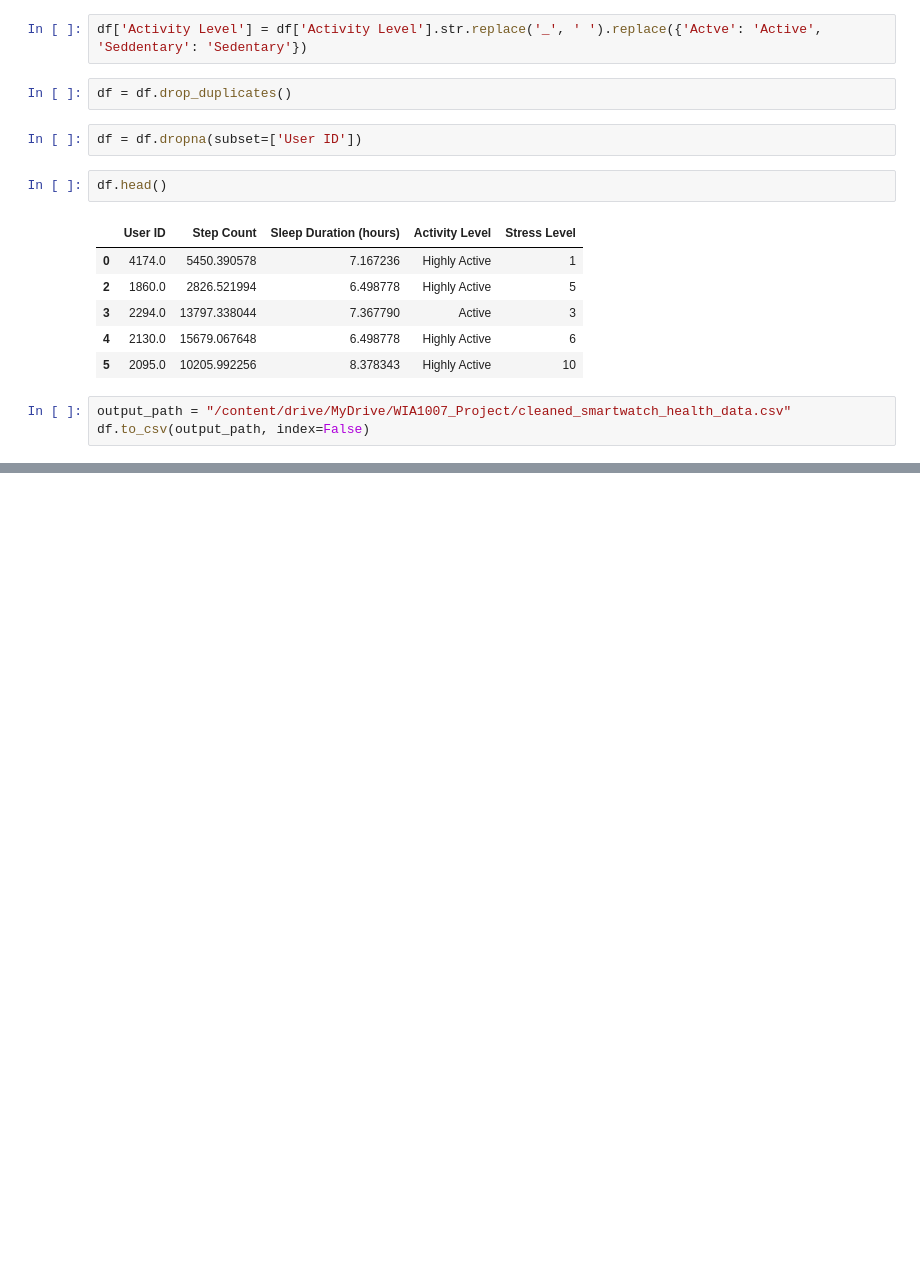
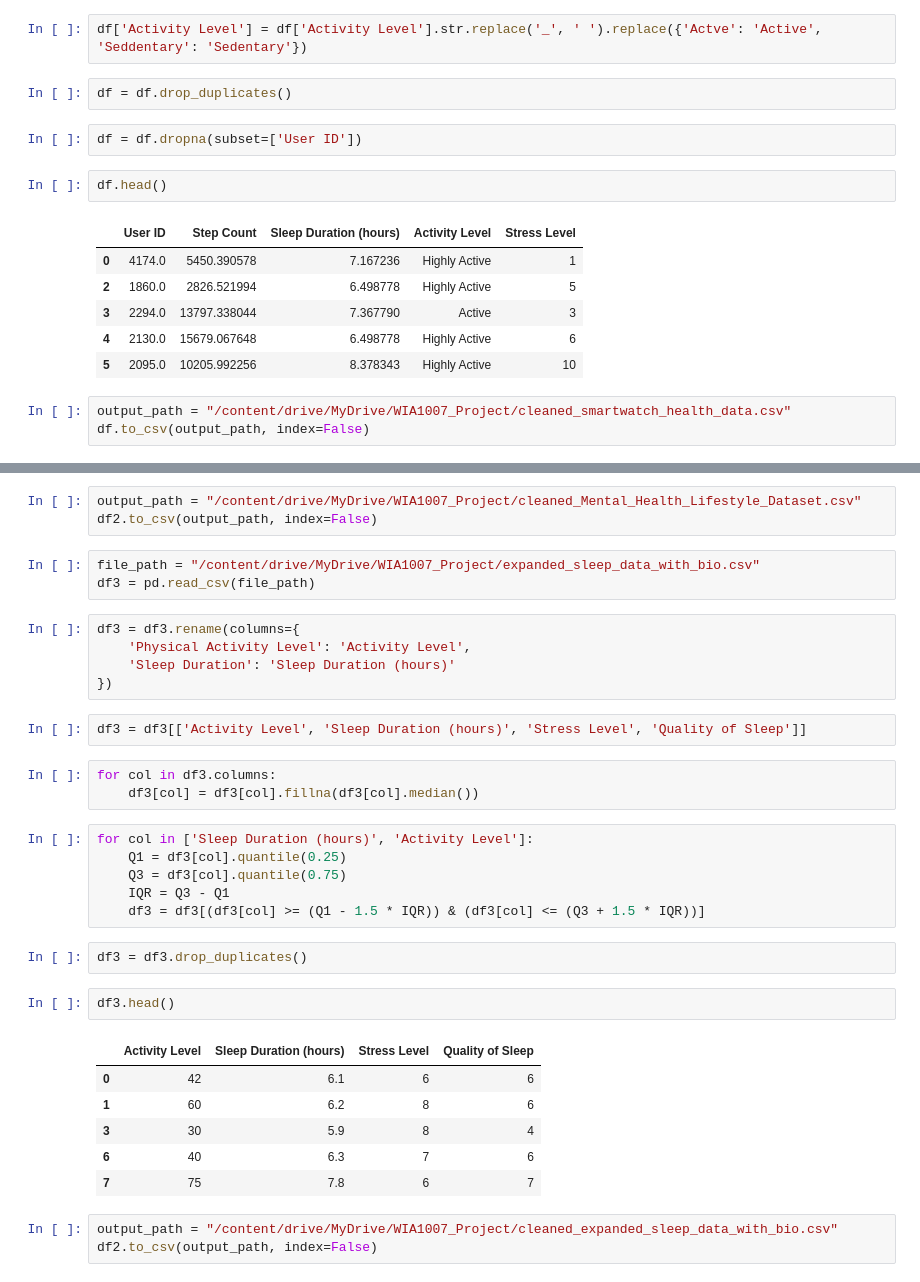
Before and after one commit to LuoYanHao-2025/Data_Science_Group31, a Jupyter notebook: project.ipynb, the cells around one changed output, grey strips where cells are left out. Cells and saved outputs as stored; diff of their text form; blank space fills up the shorter version.

```diff
--- a/project.ipynb
+++ b/project.ipynb
@@ -72,0 +107,36 @@ df.to_csv(output_path, index=False)
+# %%
+output_path = "/content/drive/MyDrive/WIA1007_Project/cleaned_Mental_Health_Lifestyle_Dataset.csv"
+df2.to_csv(output_path, index=False)
+# %%
+file_path = "/content/drive/MyDrive/WIA1007_Project/expanded_sleep_data_with_bio.csv"
+df3 = pd.read_csv(file_path)
+# %%
+df3 = df3.rename(columns={
+    'Physical Activity Level': 'Activity Level',
+    'Sleep Duration': 'Sleep Duration (hours)'
+})
+# %%
+df3 = df3[['Activity Level', 'Sleep Duration (hours)', 'Stress Level', 'Quality of Sleep']]
+# %%
+for col in df3.columns:
+    df3[col] = df3[col].fillna(df3[col].median())
+# %%
+for col in ['Sleep Duration (hours)', 'Activity Level']:
+    Q1 = df3[col].quantile(0.25)
+    Q3 = df3[col].quantile(0.75)
+    IQR = Q3 - Q1
+    df3 = df3[(df3[col] >= (Q1 - 1.5 * IQR)) & (df3[col] <= (Q3 + 1.5 * IQR))]
+# %%
+df3 = df3.drop_duplicates()
+# %%
+df3.head()
+# %% [output]
+|  | Activity Level | Sleep Duration (hours) | Stress Level | Quality of Sleep |
+| 0 | 42 | 6.1 | 6 | 6 |
+| 1 | 60 | 6.2 | 8 | 6 |
+| 3 | 30 | 5.9 | 8 | 4 |
+| 6 | 40 | 6.3 | 7 | 6 |
+| 7 | 75 | 7.8 | 6 | 7 |
+# %%
+output_path = "/content/drive/MyDrive/WIA1007_Project/cleaned_expanded_sleep_data_with_bio.csv"
+df2.to_csv(output_path, index=False)
```
Also changed, not shown: parts of 9 cells of this notebook.
